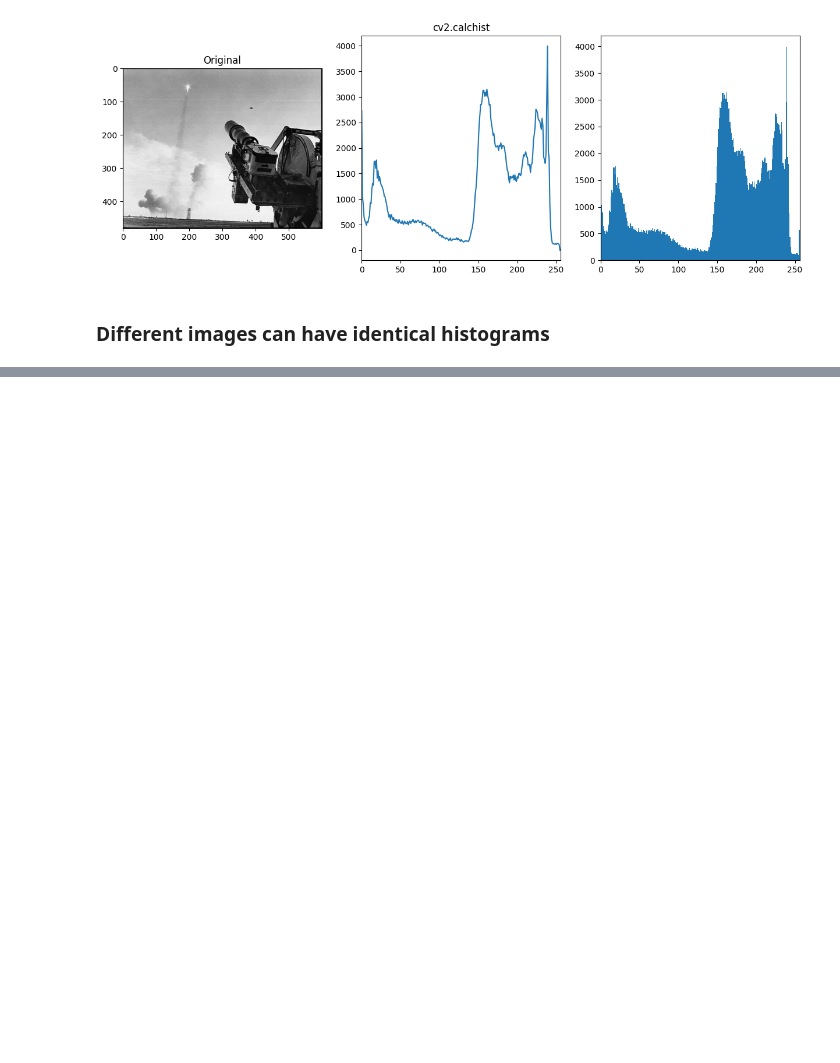
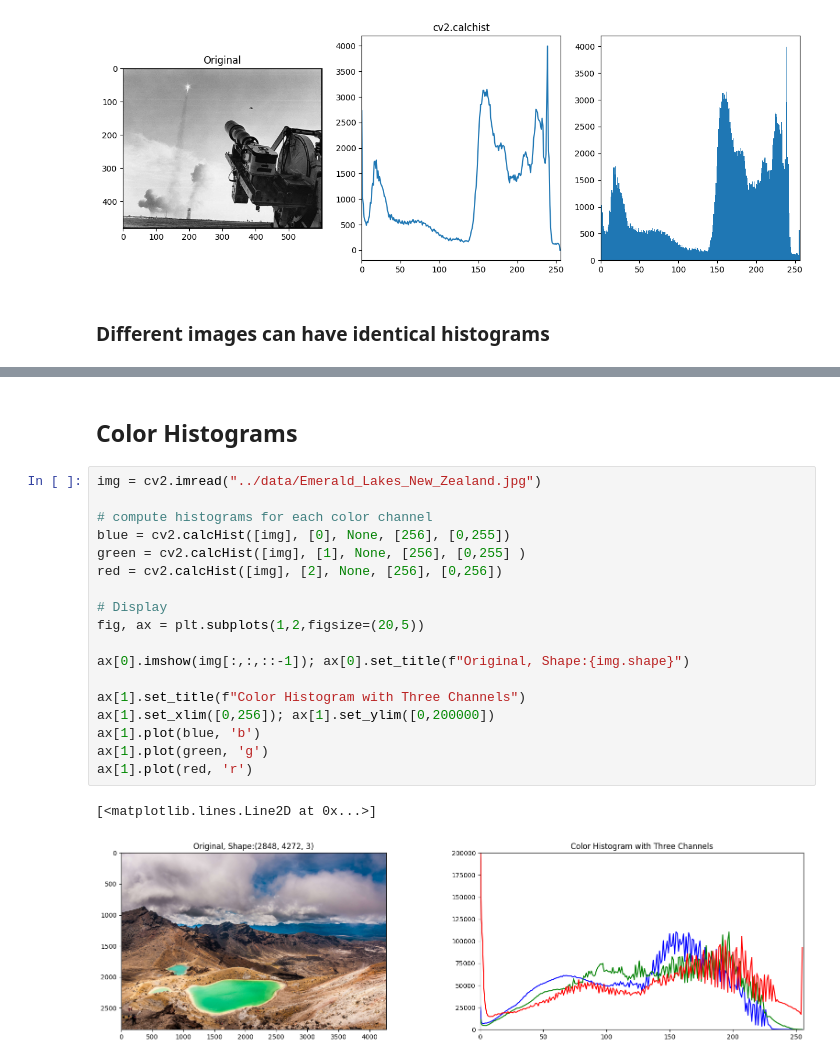
Before and after one commit to kurtgrothe/opencv, a Jupyter notebook: courses/1-mastering-opencv-with-python/modules/3-histograms-and-color-segmentation/code/1-histograms.ipynb, the cells around one changed output, grey strips where cells are left out. Cells and saved outputs as stored; diff of their text form; blank space fills up the shorter version.

Commit message:
Histograms Complete

```diff
--- a/courses/1-mastering-opencv-with-python/modules/3-histograms-and-color-segmentation/code/1-histograms.ipynb
+++ b/courses/1-mastering-opencv-with-python/modules/3-histograms-and-color-segmentation/code/1-histograms.ipynb
@@ -125 +108,24 @@ ax[1,1].hist(img_gradient.flatten(), bins=256, range=[0,256])
 [figure]
+# %% [markdown]
+## Color Histograms
+# %%
+img = cv2.imread("../data/Emerald_Lakes_New_Zealand.jpg")
+
+# compute histograms for each color channel
+blue = cv2.calcHist([img], [0], None, [256], [0,255])
+green = cv2.calcHist([img], [1], None, [256], [0,255] )
+red = cv2.calcHist([img], [2], None, [256], [0,256])
+
+# Display
+fig, ax = plt.subplots(1,2,figsize=(20,5))
+
+ax[0].imshow(img[:,:,::-1]); ax[0].set_title(f"Original, Shape:{img.shape}")
+
+ax[1].set_title(f"Color Histogram with Three Channels")
+ax[1].set_xlim([0,256]); ax[1].set_ylim([0,200000])
+ax[1].plot(blue, 'b')
+ax[1].plot(green, 'g')
+ax[1].plot(red, 'r')
+# %% [output]
+[<matplotlib.lines.Line2D at 0x...>]
+[figure, added]
```
Also changed, not shown: parts of 12 cells of this notebook.
